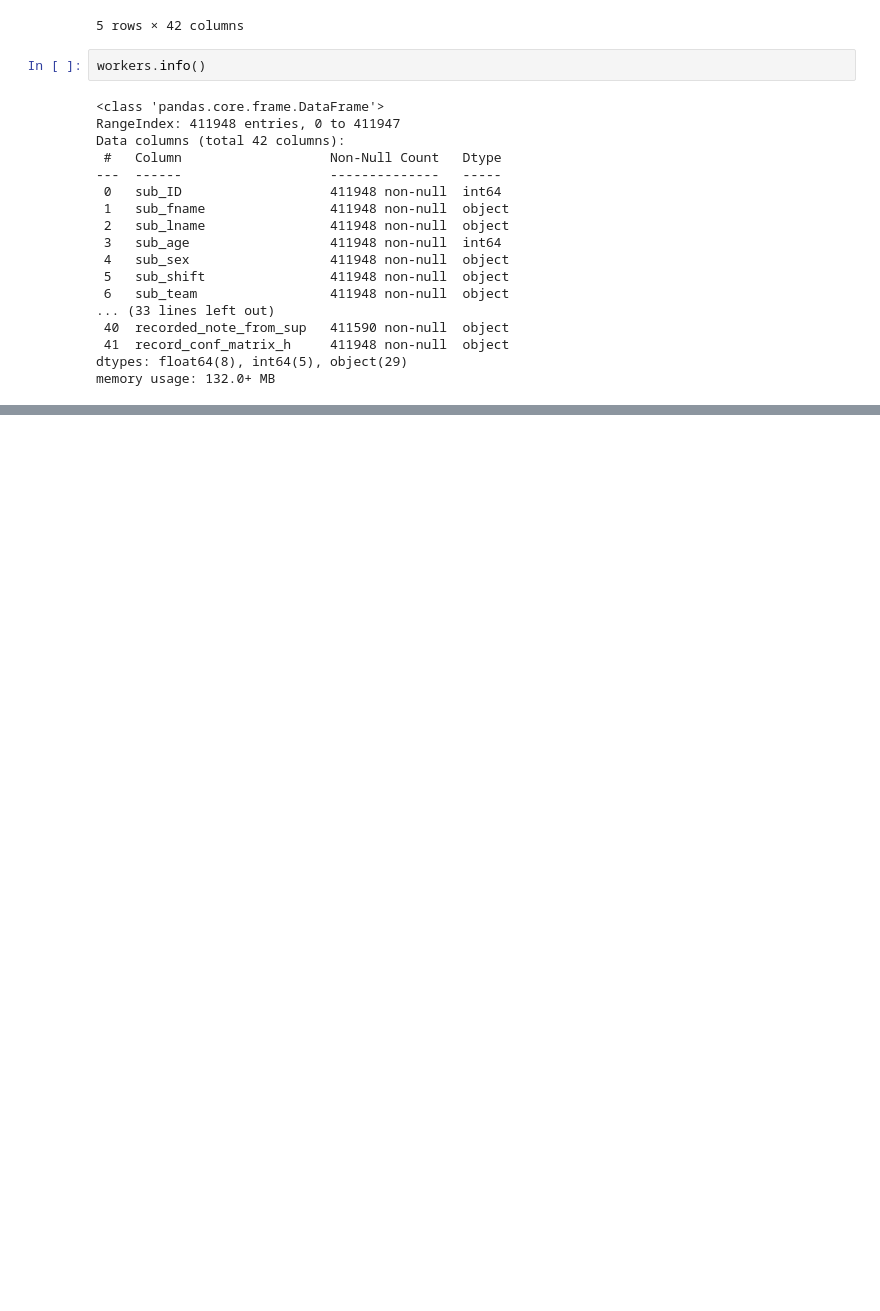
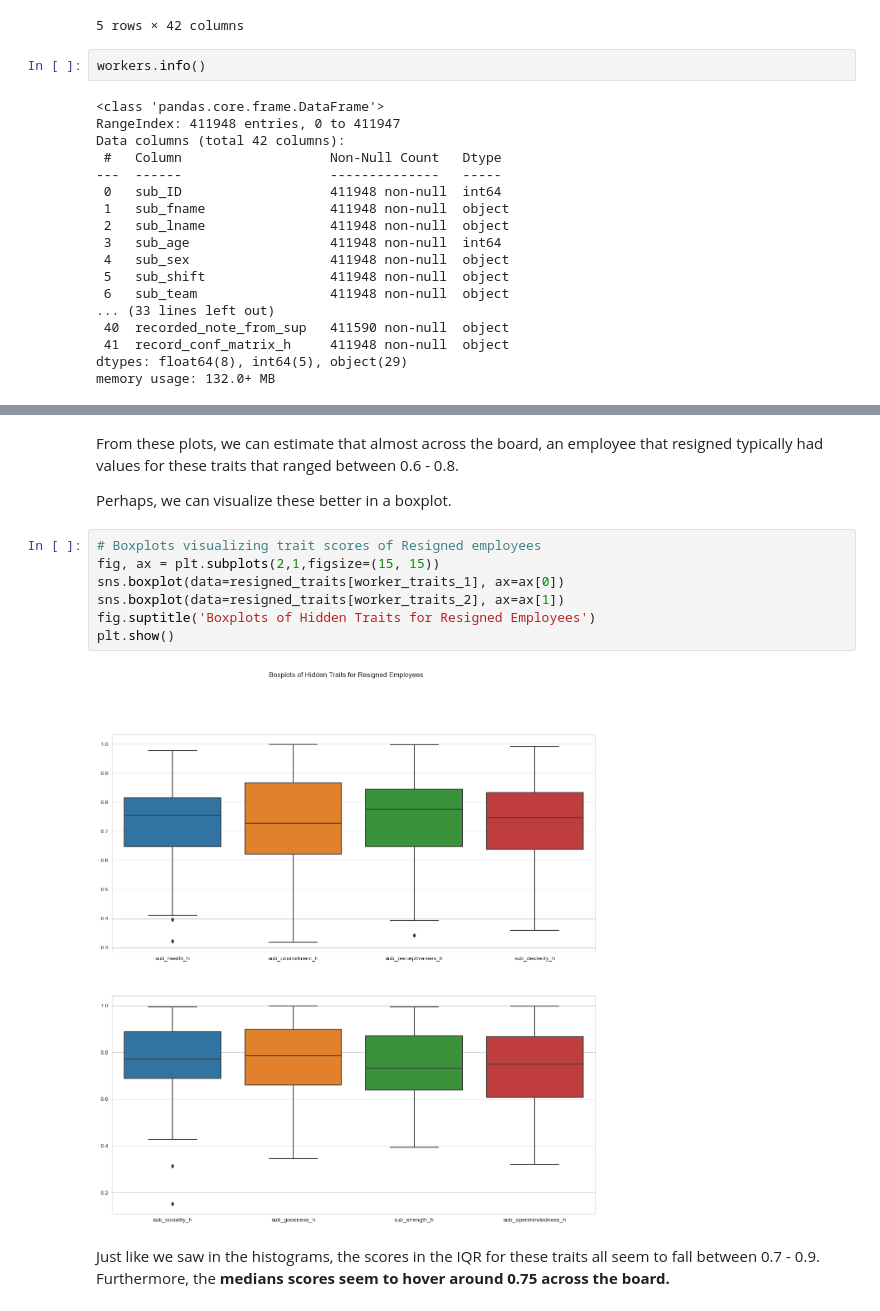
Before and after one commit to kyleanthonyr/Predicting-Employee-Attrition, a Jupyter notebook: notebooks/02-kar-eda.ipynb, the cells around one changed output, grey strips where cells are left out. Cells and saved outputs as stored; diff of their text form; blank space fills up the shorter version.

```diff
--- a/notebooks/02-kar-eda.ipynb
+++ b/notebooks/02-kar-eda.ipynb
@@ -118,0 +334,15 @@ plt.show()
+# %% [markdown]
+From these plots, we can estimate that almost across the board, an employee that resigned typically had values for these traits that ranged between 0.6 - 0.8.
+
+Perhaps, we can visualize these better in a boxplot.
+# %%
+# Boxplots visualizing trait scores of Resigned employees
+fig, ax = plt.subplots(2,1,figsize=(15, 15))
+sns.boxplot(data=resigned_traits[worker_traits_1], ax=ax[0])
+sns.boxplot(data=resigned_traits[worker_traits_2], ax=ax[1])
+fig.suptitle('Boxplots of Hidden Traits for Resigned Employees')
+plt.show()
+# %% [output]
+[figure, added]
+# %% [markdown]
+Just like we saw in the histograms, the scores in the IQR for these traits all seem to fall between 0.7 - 0.9. Furthermore, the **medians scores seem to hover around 0.75 across the board.**
```
Also changed, not shown: parts of 67 cells of this notebook, 2 other files.
